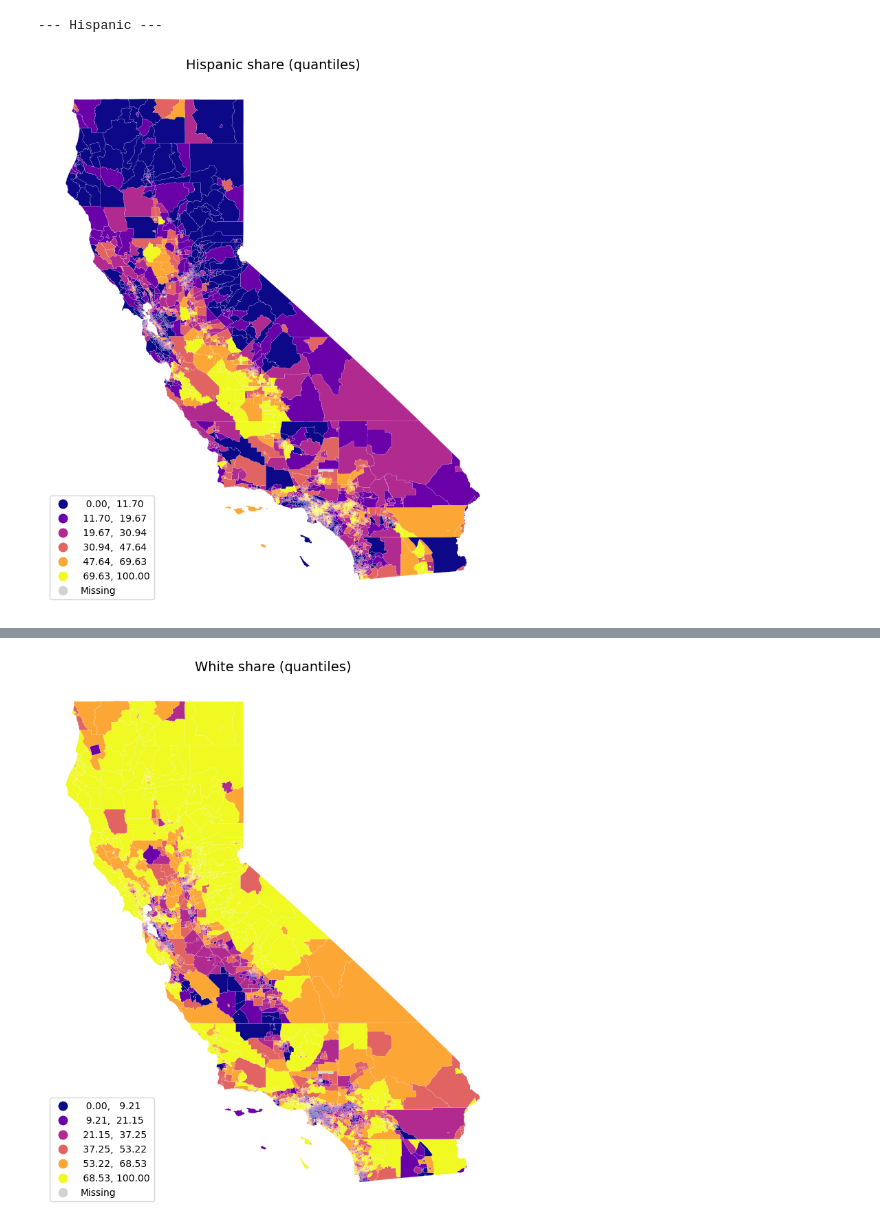
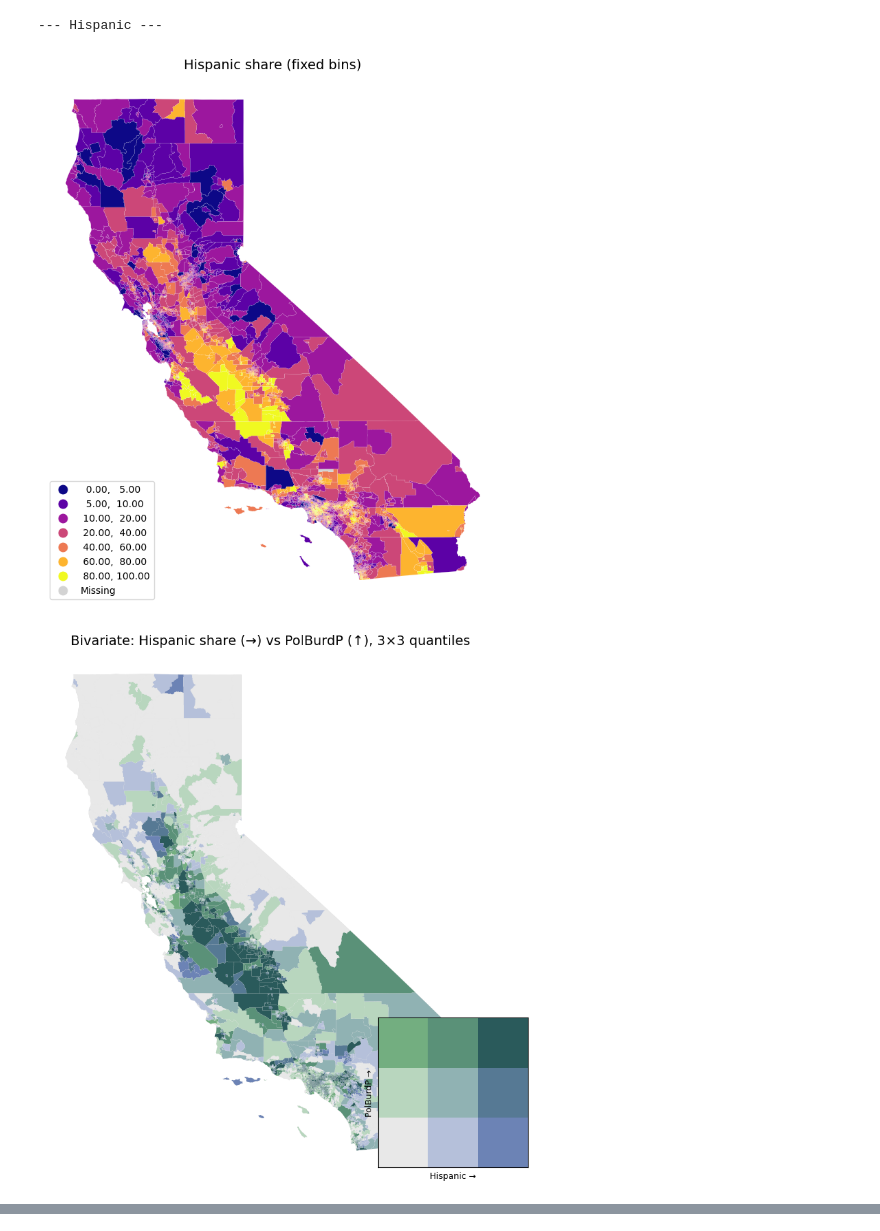
Before and after one commit to UCB-stat-159-f25/final-group14, a Jupyter notebook: map_descriptive_analysis.ipynb, the cells around one changed output, grey strips where cells are left out. Cells and saved outputs as stored; diff of their text form; code cells hidden in the pictures.

Commit message:
Updated race share map and added new maps

```diff
--- a/map_descriptive_analysis.ipynb
+++ b/map_descriptive_analysis.ipynb
@@ -7,7 +7,7 @@ import matplotlib.patches as mpatches
 # %%
 shp_path = "data/calenviroscreen40_shp/CES4 Final Shapefile.shp"
 shape = gpd.read_file(shp_path)
-shape = shape.replace([-999, -998], np.nan)
+shape = shape.replace([-999, -1998], np.nan)
 # %%
 pctl_cols = [
     'CIscoreP','OzoneP','PM2_5_P','DieselPM_P','PesticideP','Tox_Rel_P',
@@ -48,16 +55,79 @@ exposure_vars = ["OzoneP", "PM2_5_P", "DieselPM_P", "TrafficP", "Tox_Rel_P", "Pe
 shape["ExposureIdx"] = shape[exposure_vars].mean(axis=1, skipna=True)
 # burden = "ExposureIdx"
 # %%
+race_bins = [5, 10, 20, 40, 60, 80, 100]
 for race in race_cols:
     print(f"--- {race} ---")
 
     # 1: Map depicting race share (for each race)
     qmap(
         shape,
         race,
-        title=f"{race} share (quantiles)",
-        cmap="plasma"
+        title=f"{race} share (fixed bins)",
+        cmap="plasma",
+        bins=race_bins,
+        save=f"race_{race}_fixedbins.png"
     )
+
+    # 2) Bivariate map: race share (x) vs burden (y), 3×3 quantiles
+
+    df = shape[[race, burden, "geometry"]].dropna().copy()
+
+    # quantile bins: 0 = low, 1 = mid, 2 = high
+    df["race_bin"] = pd.qcut(df[race], 3, labels=False, duplicates="drop")
+    df["burden_bin"] = pd.qcut(df[burden], 3, labels=False, duplicates="drop")
+
+    df["bi"] = df["race_bin"].astype(int) + 3 * df["burden_bin"].astype(int)
+
+    # rows = burden (low to high), cols = race (low to high)
+    colors = [
+        "#e8e8e8", "#b5c0da", "#6c83b5",   # low burden
+        "#b8d6be", "#90b2b3", "#567994",   # mid burden
+        "#73ae80", "#5a9178", "#2a5a5b"    # high burden
+    ]
+    df["color"] = df["bi"].map(lambda i: colors[int(i)])
+
+    fig, ax = plt.subplots(1, 1, figsize=(10,10))
+    ax.set_axis_off()
+
+    # base map
+    shape.plot(ax=ax, color="lightgrey", edgecolor="white", linewidth=0.05)
+    df.plot(ax=ax, color=df["color"], edgecolor="white", linewidth=0.05)
+
+    ax.set_title(
+        f"Bivariate: {race} share (→) vs {burden} (↑), 3×3 quantiles",
+        fontsize=14
+    )
+
+    # legend (3×3 grid)
+    leg = fig.add_axes([0.67, 0.12, 0.22, 0.22])
+    leg.set_xticks([]); leg.set_yticks([]); leg.set_frame_on(True)
+
+    k = 0
+    for j in range(3):          # burden: low -> high
+        for i in range(3):      # race: low -> high
+            leg.add_patch(
+                plt.Rectangle((i, j), 1, 1, facecolor=colors[k], edgecolor="none")
+            )
+            k += 1
+
+    leg.set_xlim(0, 3); leg.set_ylim(0, 3)
+    leg.set_xlabel(f"{race} →", fontsize=9)
+    leg.set_ylabel(f"{burden} →", fontsize=9)
+    plt.show()
+
+    # 3) Overlap hotspots: top 10% burden AND top 20% race share
+    cut_hi = shape[race].quantile(0.80)
+    burden_hot = shape[burden].quantile(0.90)
+    overlap = (shape[burden] >= burden_hot) & (shape[race] >= cut_hi)
+
+    fig, ax = plt.subplots(1, 1, figsize=(10,10))
+    ax.set_axis_off()
+    shape.plot(ax=ax, color="lightgrey", edgecolor="white", linewidth=0.05)
+    shape.loc[overlap].plot(ax=ax, color="crimson", edgecolor="white", linewidth=0.05)
+    ax.set_title(f"Overlap hotspots: top 10% {burden} AND top 20% {race} share", fontsize=14)
+    plt.show()
 # %% [output]
 --- Hispanic ---
-[figure, old version]
+[figure, new version]
+[figure, new version]
@@ -64,2 +135 @@ for race in race_cols:
 --- White ---
-[figure, old version]
```
Also changed, not shown: parts of 2 cells of this notebook.
